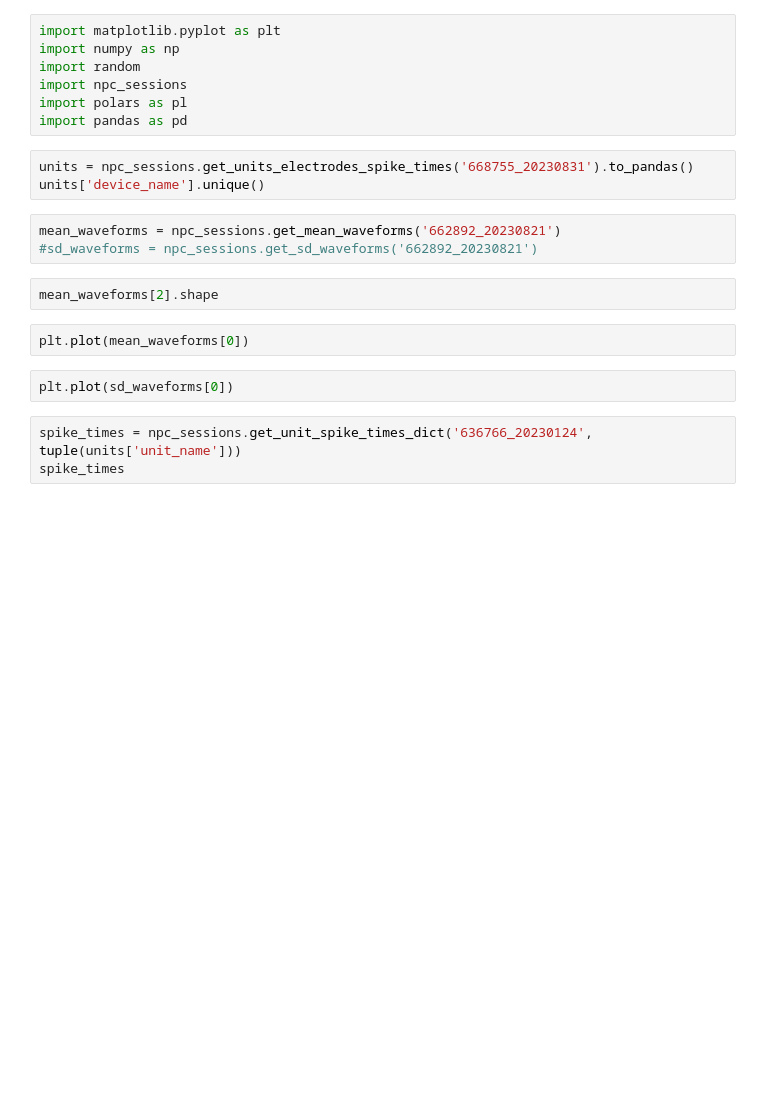
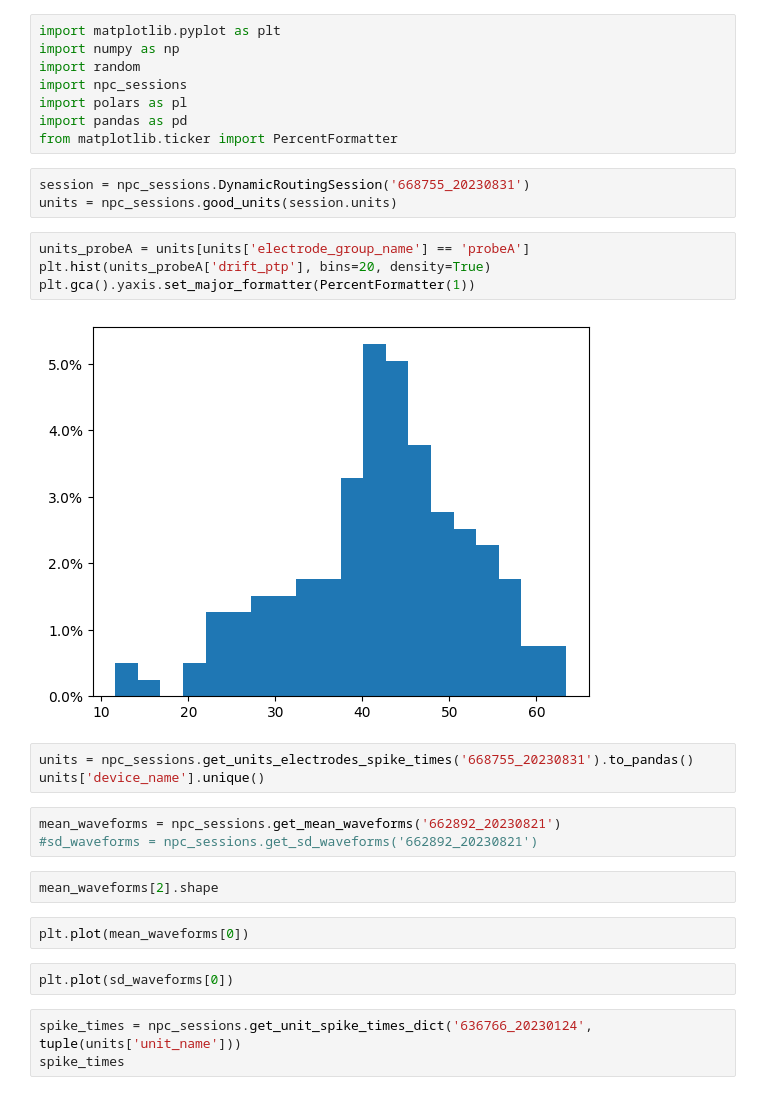
Before and after one commit to AllenInstitute/npc_sessions, a Jupyter notebook: notebooks/units_spikes_quickstart.ipynb, the cells around one changed output. Saved outputs shown, nothing was run; the diff lists cells and outputs as text; blank space fills up the shorter version.

Commit message:
move good units to utils, metric plots y axis #46

```diff
--- a/notebooks/units_spikes_quickstart.ipynb
+++ b/notebooks/units_spikes_quickstart.ipynb
@@ -5,6 +5,16 @@ import random
 import npc_sessions
 import polars as pl
 import pandas as pd
+from matplotlib.ticker import PercentFormatter
+# %%
+session = npc_sessions.DynamicRoutingSession('668755_20230831')
+units = npc_sessions.good_units(session.units)
+# %%
+units_probeA = units[units['electrode_group_name'] == 'probeA']
+plt.hist(units_probeA['drift_ptp'], bins=20, density=True)
+plt.gca().yaxis.set_major_formatter(PercentFormatter(1))
+# %% [output]
+[figure, added]
 # %%
 units = npc_sessions.get_units_electrodes_spike_times('668755_20230831').to_pandas()
 units['device_name'].unique()
```
Also changed, not shown: parts of 3 cells of this notebook, 3 other files.
